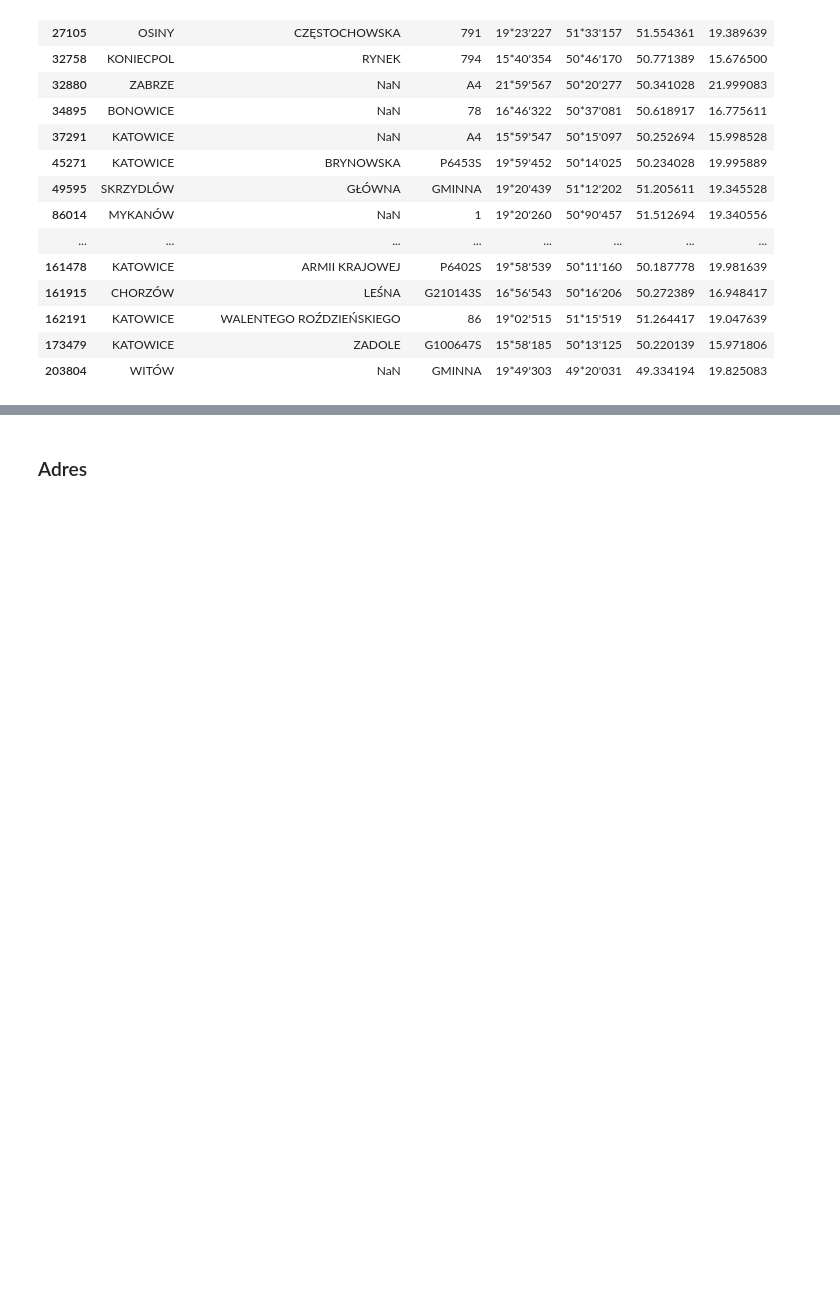
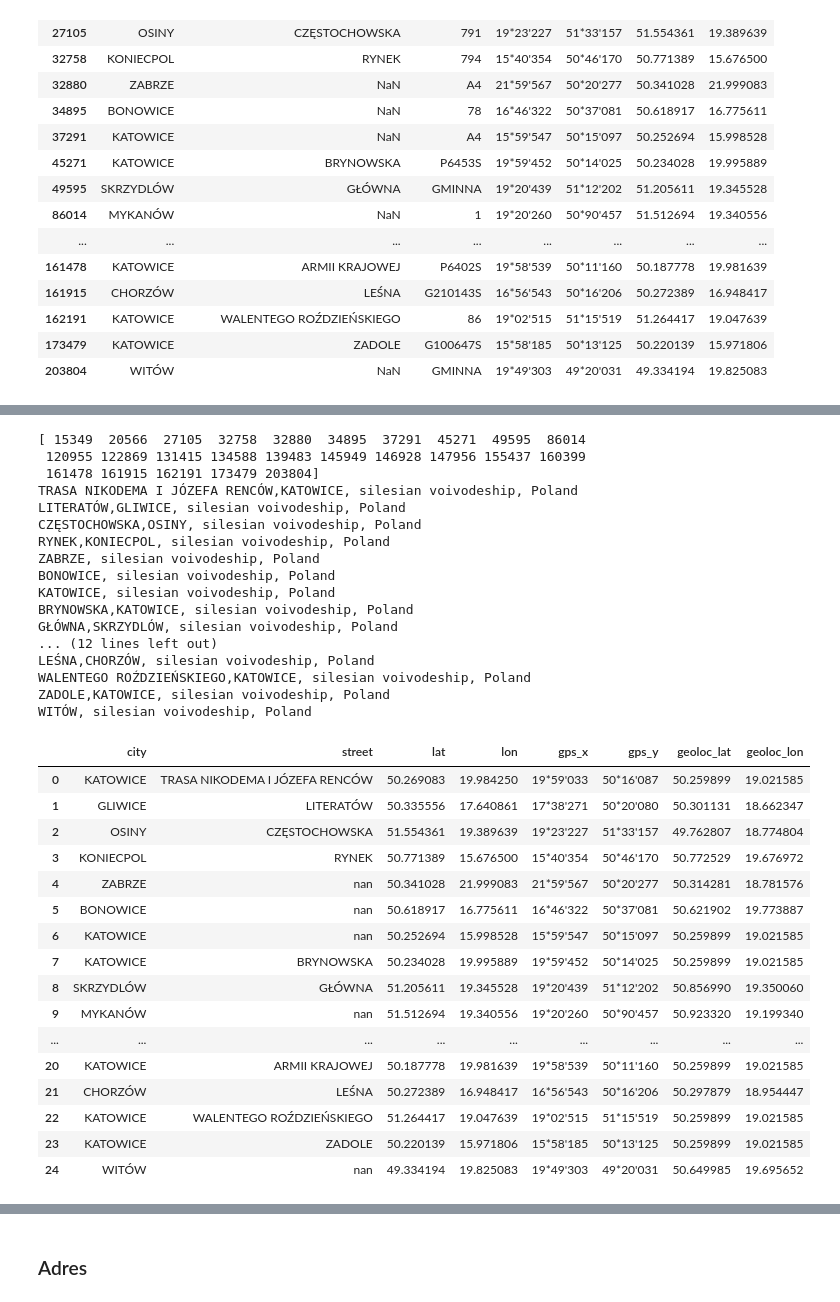
Before and after one commit to mgurg/DWC_KTW, a Jupyter notebook: Accidents/A_01.ipynb, the cells around one changed output, grey strips where cells are left out. Cells and saved outputs as stored; diff of their text form; code cells hidden in the pictures; blank space fills up the shorter version.

```diff
--- a/Accidents/A_01.ipynb
+++ b/Accidents/A_01.ipynb
@@ -90,7 +91,7 @@ def df_clean_header(x):
     x = x.strip()
     x = x.lower()
     x = x.replace(" ", "_")
-    return removeAccents(x)
+    return remove_accents(x)
 
 df.rename(columns=lambda x: df_clean_header(x), inplace=True)
 df.columns
@@ -271,0 +261,74 @@ array([ 15349,  20566,  27105,  32758,  32880,  34895,  37291,  45271,
+# %%
+fix_lst = df[(df['lon'] < 18.035) | (df['lat'] < 49.3939) | (df['lon'] > 19.9741) | (df['lat'] > 51.0995)].index.to_numpy()
+print(fix_lst)
+
+# CZĘSTOCHOWSKA, OSINY, silesian voivodeship, Poland
+from geopy.geocoders import Nominatim
+geolocator = Nominatim(user_agent="Nominatim")
+
+def geocode():
+    columns = ['city', 'street','lat','lon', 'gps_x' ,'gps_y', 'geoloc_lat', 'geoloc_lon']
+    df_ = pd.DataFrame(columns=columns)
+    df_ = df_.fillna(0)
+
+    for place in fix_lst:
+        city = str(df.iloc[place].miejscowosc)
+        street = str(df.iloc[place].ulica)
+        lat =df.iloc[place].lat
+        lon = df.iloc[place].lon
+        gps_x = df.iloc[place]['gps_x']
+        gps_y = df.iloc[place]['gps_y']
+        if street.lower() == "nan":
+            location = geolocator.geocode(f"{street},{city}, silesian voivodeship, Poland")
+            print(f"{city}, silesian voivodeship, Poland")
+        else:
+            location = geolocator.geocode(f"{city}, silesian voivodeship, Poland")
+            print(f"{street},{city}, silesian voivodeship, Poland")
+        try:
+            geoloc_lat = location.latitude
+            geoloc_lon = location.longitude
+            df_.loc[len(df_)] = [city, street, lat, lon, gps_x, gps_y, geoloc_lat, geoloc_lon]
+        except:
+            pass
+
+        time.sleep(1)
+    return df_
+
+df_= geocode()
+df_
+# https://github.com/stemaan/infoshare_webinar
+# %% [output]
+[ 15349  20566  27105  32758  32880  34895  37291  45271  49595  86014
+ 120955 122869 131415 134588 139483 145949 146928 147956 155437 160399
+ 161478 161915 162191 173479 203804]
+TRASA NIKODEMA I JÓZEFA RENCÓW,KATOWICE, silesian voivodeship, Poland
+LITERATÓW,GLIWICE, silesian voivodeship, Poland
+CZĘSTOCHOWSKA,OSINY, silesian voivodeship, Poland
+RYNEK,KONIECPOL, silesian voivodeship, Poland
+ZABRZE, silesian voivodeship, Poland
+BONOWICE, silesian voivodeship, Poland
+KATOWICE, silesian voivodeship, Poland
+BRYNOWSKA,KATOWICE, silesian voivodeship, Poland
+GŁÓWNA,SKRZYDLÓW, silesian voivodeship, Poland
+... (12 lines left out)
+LEŚNA,CHORZÓW, silesian voivodeship, Poland
+WALENTEGO ROŹDZIEŃSKIEGO,KATOWICE, silesian voivodeship, Poland
+ZADOLE,KATOWICE, silesian voivodeship, Poland
+WITÓW, silesian voivodeship, Poland
+|  | city | street | lat | lon | gps_x | gps_y | geoloc_lat | geoloc_lon |
+| 0 | KATOWICE | TRASA NIKODEMA I JÓZEFA RENCÓW | 50.269083 | 19.984250 | 19*59'033 | 50*16'087 | 50.259899 | 19.021585 |
+| 1 | GLIWICE | LITERATÓW | 50.335556 | 17.640861 | 17*38'271 | 50*20'080 | 50.301131 | 18.662347 |
+| 2 | OSINY | CZĘSTOCHOWSKA | 51.554361 | 19.389639 | 19*23'227 | 51*33'157 | 49.762807 | 18.774804 |
+| 3 | KONIECPOL | RYNEK | 50.771389 | 15.676500 | 15*40'354 | 50*46'170 | 50.772529 | 19.676972 |
+| 4 | ZABRZE | nan | 50.341028 | 21.999083 | 21*59'567 | 50*20'277 | 50.314281 | 18.781576 |
+| 5 | BONOWICE | nan | 50.618917 | 16.775611 | 16*46'322 | 50*37'081 | 50.621902 | 19.773887 |
+| 6 | KATOWICE | nan | 50.252694 | 15.998528 | 15*59'547 | 50*15'097 | 50.259899 | 19.021585 |
+| 7 | KATOWICE | BRYNOWSKA | 50.234028 | 19.995889 | 19*59'452 | 50*14'025 | 50.259899 | 19.021585 |
+| 8 | SKRZYDLÓW | GŁÓWNA | 51.205611 | 19.345528 | 19*20'439 | 51*12'202 | 50.856990 | 19.350060 |
+| 9 | MYKANÓW | nan | 51.512694 | 19.340556 | 19*20'260 | 50*90'457 | 50.923320 | 19.199340 |
+| ... | ... | ... | ... | ... | ... | ... | ... | ... |
+| 20 | KATOWICE | ARMII KRAJOWEJ | 50.187778 | 19.981639 | 19*58'539 | 50*11'160 | 50.259899 | 19.021585 |
+| 21 | CHORZÓW | LEŚNA | 50.272389 | 16.948417 | 16*56'543 | 50*16'206 | 50.297879 | 18.954447 |
+| 22 | KATOWICE | WALENTEGO ROŹDZIEŃSKIEGO | 51.264417 | 19.047639 | 19*02'515 | 51*15'519 | 50.259899 | 19.021585 |
+| 23 | KATOWICE | ZADOLE | 50.220139 | 15.971806 | 15*58'185 | 50*13'125 | 50.259899 | 19.021585 |
+| 24 | WITÓW | nan | 49.334194 | 19.825083 | 19*49'303 | 49*20'031 | 50.649985 | 19.695652 |
```
Also changed, not shown: parts of 48 cells of this notebook, 2 other files.
